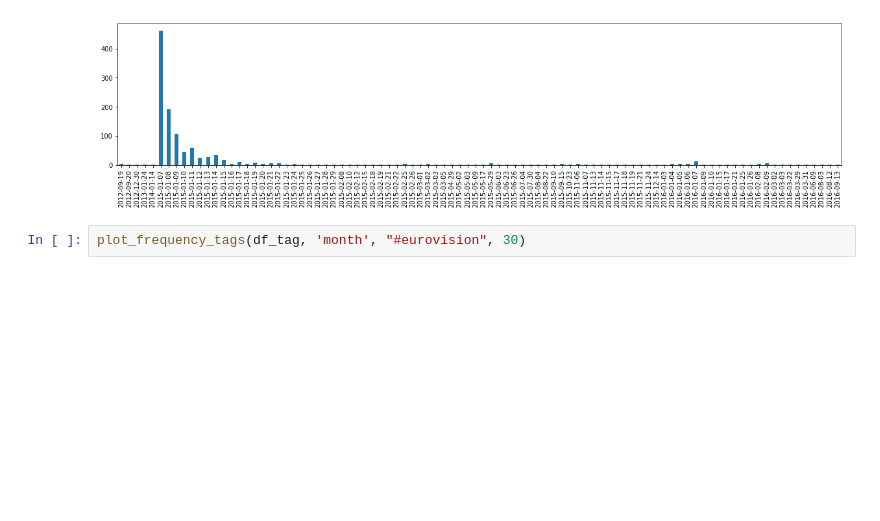
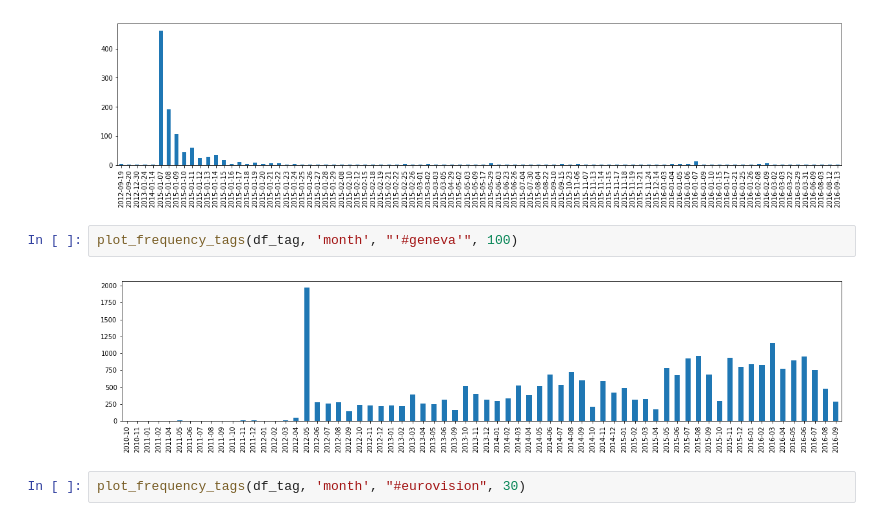
Before and after one commit to brunowicht/ada_project, a Jupyter notebook: project/cleaning.ipynb, the cells around one changed output. Cells and saved outputs as stored; diff of their text form; blank space fills up the shorter version.

Commit message:
add #geneva plot

```diff
--- a/project/cleaning.ipynb
+++ b/project/cleaning.ipynb
@@ -192,6 +192,10 @@ df_Charlie.head(20)
 plot_frequency_tags(df_tag, 'day', "#charliehebdo", 100)
 # %% [output]
 [figure]
+# %%
+plot_frequency_tags(df_tag, 'month', "'#geneva'", 100)
+# %% [output]
+[figure, added]
 # %%
 plot_frequency_tags(df_tag, 'month', "#eurovision", 30)
 # %% [output]
```
